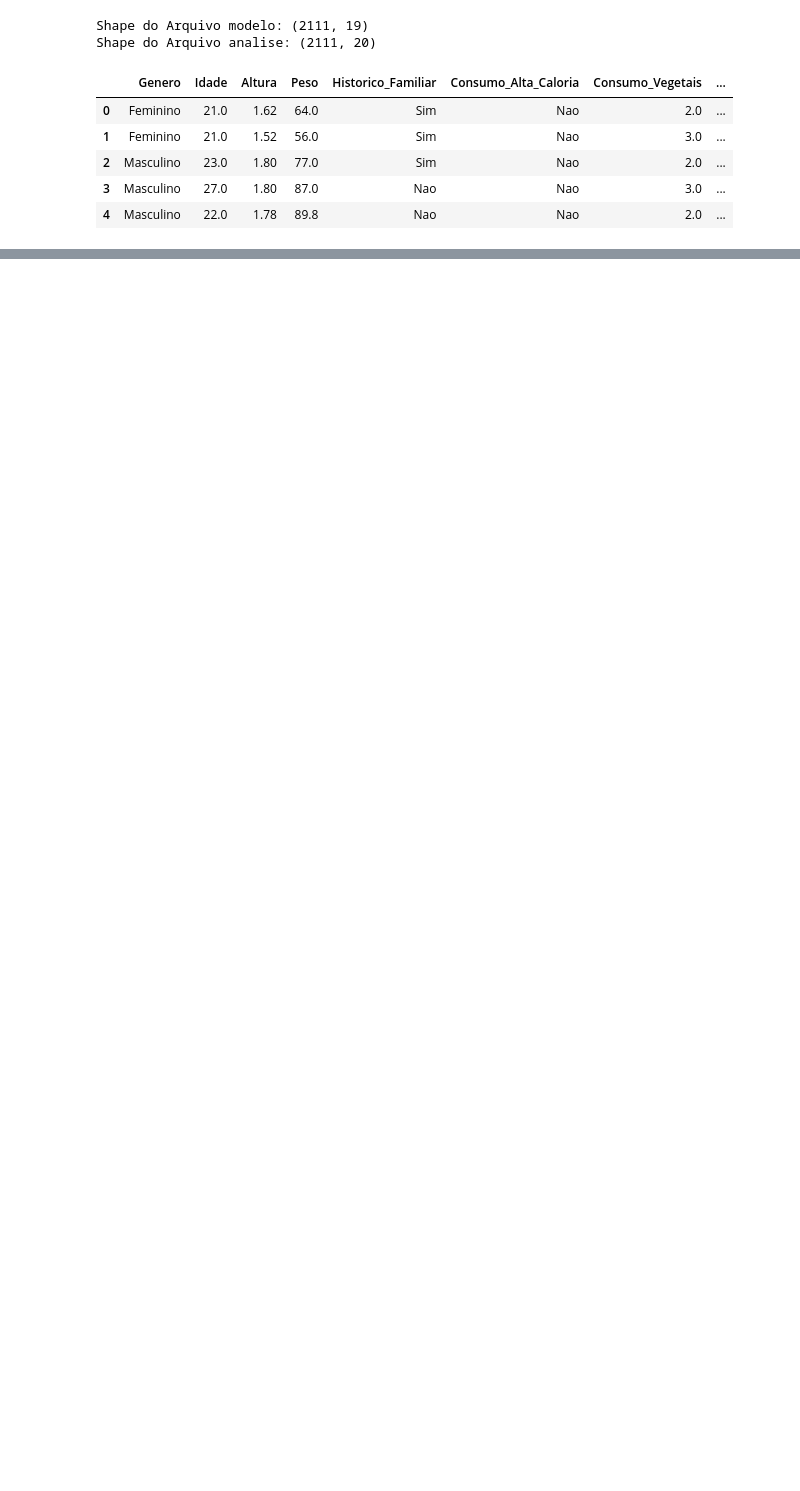
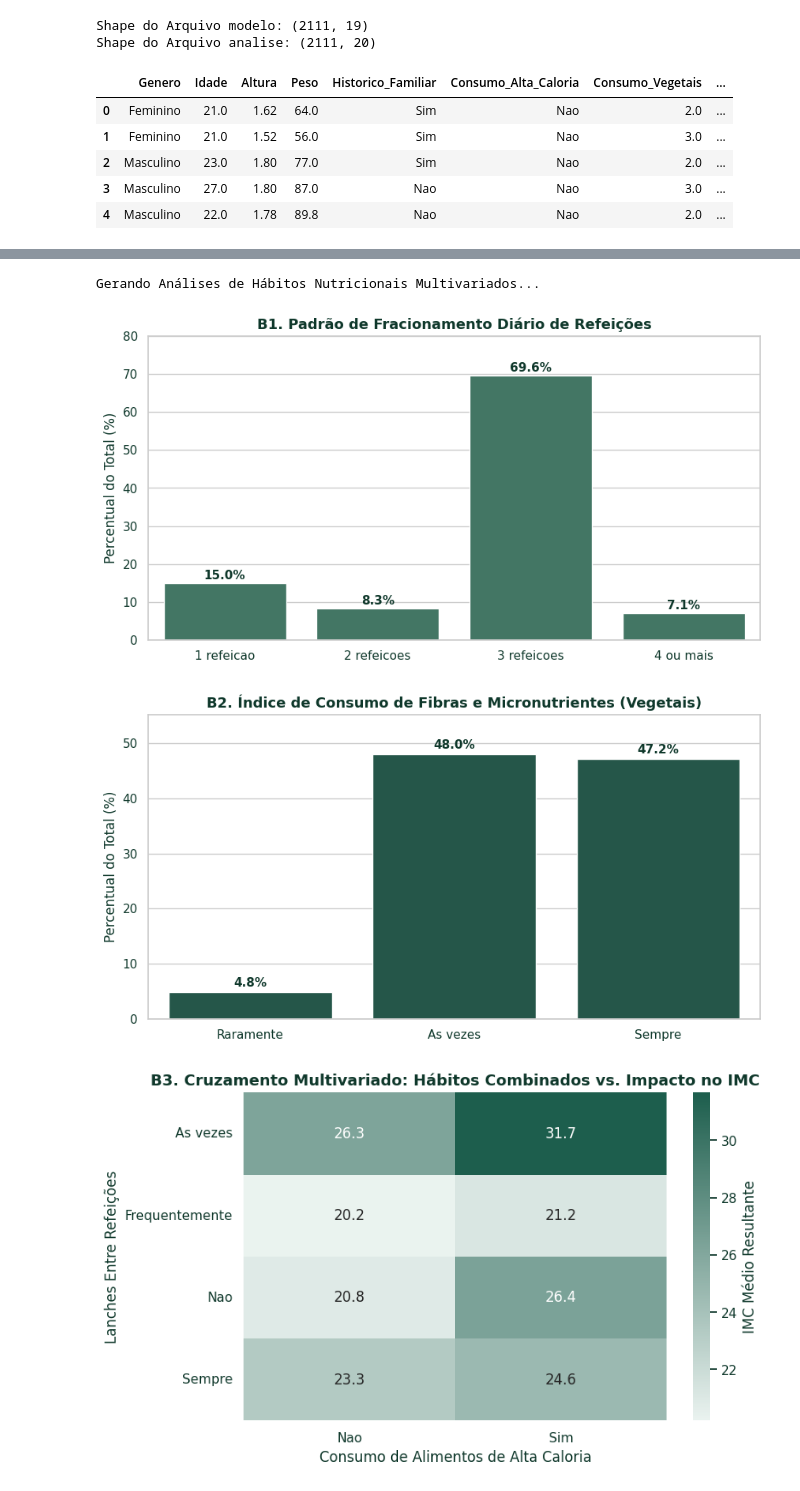
Before and after one commit to andersonserrico/notebooks-Grupo_45, a Jupyter notebook: Tech_Fase_4_Grupo_45_VFinal.ipynb, the cells around one changed output, grey strips where cells are left out. Saved outputs shown, nothing was run; the diff lists cells and outputs as text; code cells hidden in the pictures; blank space fills up the shorter version.

```diff
--- a/Tech_Fase_4_Grupo_45_VFinal.ipynb
+++ b/Tech_Fase_4_Grupo_45_VFinal.ipynb
@@ -323,0 +428,63 @@ Todos os artefatos foram gerados com sucesso. Iniciando downloads...
+# %%
+print("Gerando Análises de Hábitos Nutricionais Multivariados...")
+
+# B1. Proporção de Refeições Diárias
+ref_pct = (df_analise['Refeicoes_Dia'].value_counts(normalize=True) * 100).reindex(['1 refeicao', '2 refeicoes', '3 refeicoes', '4 ou mais'])
+
+fig, ax = plt.subplots(figsize=(10, 5))
+sns.barplot(x=ref_pct.index, y=ref_pct.values, color=cor_elementos_secundarios, ax=ax)
+
+for i, v in enumerate(ref_pct.values):
+    if pd.notna(v):
+        ax.text(i, v + 1.0, f"{v:.1f}%", ha='center', color=cor_principal_texto, fontweight='bold', fontsize=11)
+
+ax.set_title("B1. Padrão de Fracionamento Diário de Refeições", fontsize=13, color=cor_principal_texto, weight='bold')
+ax.set_ylabel("Percentual do Total (%)")
+ax.set_xlabel("")
+ax.set_ylim(0, ref_pct.max() * 1.15)
+plt.show()
+
+# B2. Frequência de Consumo de Vegetais (%)
+veg_pct = (df_analise['Consumo_Vegetais'].value_counts(normalize=True) * 100).reindex(['Raramente', 'As vezes', 'Sempre'])
+
+fig, ax = plt.subplots(figsize=(10, 5))
+sns.barplot(x=veg_pct.index, y=veg_pct.values, color=cor_barras_principais, ax=ax)
+
+for i, v in enumerate(veg_pct.values):
+    if pd.notna(v):
+        ax.text(i, v + 1.0, f"{v:.1f}%", ha='center', color=cor_principal_texto, fontweight='bold', fontsize=11)
+
+ax.set_title("B2. Índice de Consumo de Fibras e Micronutrientes (Vegetais)", fontsize=13, color=cor_principal_texto, weight='bold')
+ax.set_ylabel("Percentual do Total (%)")
+ax.set_xlabel("")
+ax.set_ylim(0, veg_pct.max() * 1.15)
+plt.show()
+
+# B3. CRUZAMENTO MULTIVARIADO: Consumo de Alta Caloria vs. Lanches entre Refeições
+df_analise['Consumo_Entre_Refeicoes'] = df_analise['Consumo_Entre_Refeicoes'].fillna('Sometimes')
+heatmap_data = df_analise.groupby(['Consumo_Entre_Refeicoes', 'Consumo_Alta_Caloria'], observed=False)['IMC'].mean().unstack()
+
+fig, ax = plt.subplots(figsize=(8, 5))
+sns.heatmap(heatmap_data, annot=True, cmap=sns.light_palette(cor_barras_principais, as_cmap=True), fmt=".1f", cbar_kws={'label': 'IMC Médio Resultante'})
+ax.set_title("B3. Cruzamento Multivariado: Hábitos Combinados vs. Impacto no IMC", fontsize=13, color=cor_principal_texto, weight='bold')
+ax.set_ylabel("Lanches Entre Refeições")
+ax.set_xlabel("Consumo de Alimentos de Alta Caloria")
+plt.show()
+
+# Cálculos automatizados dos dados reais
+pct_3_refeicoes = ref_pct.get('3 refeicoes', 0.0)
+pct_veg_as_vezes = veg_pct.get('As vezes', 0.0)
+pior_cenario_imc = heatmap_data.loc['Always', 'Sim'] if 'Always' in heatmap_data.index and 'Sim' in heatmap_data.columns else df_analise['IMC'].max()
+
+markdown_tema_b = f"""
+**📌 Sumário Executivo - Hábitos Nutricionais:**
+- O fracionamento de refeições segue o padrão regulamentar para **{pct_3_refeicoes:.1f}%** dos pacientes. Estatisticamente, isso transfere o peso da causa para a qualidade (densidade calórica) e não para a frequência de alimentação.
+- Há um déficit crônico na ingestão de micronutrientes: **{pct_veg_as_vezes:.1f}%** consome vegetais apenas de forma parcial ("Às vezes").
+- **Insight de Correlação Combinada (Gráfico B3):** O cruzamento prova que pacientes que unem o consumo frequente de alimentos altamente calóricos ao hábito de lanchar "Sempre" entre as refeições principais sofrem um efeito sinérgico devastador, disparando o IMC médio para **{pior_cenario_imc:.1f}**.
+"""
+display(Markdown(markdown_tema_b))
+# %% [output]
+Gerando Análises de Hábitos Nutricionais Multivariados...
+[figure, added]
+[figure, added]
+[figure, added]
```
Also changed, not shown: parts of 17 cells of this notebook.
